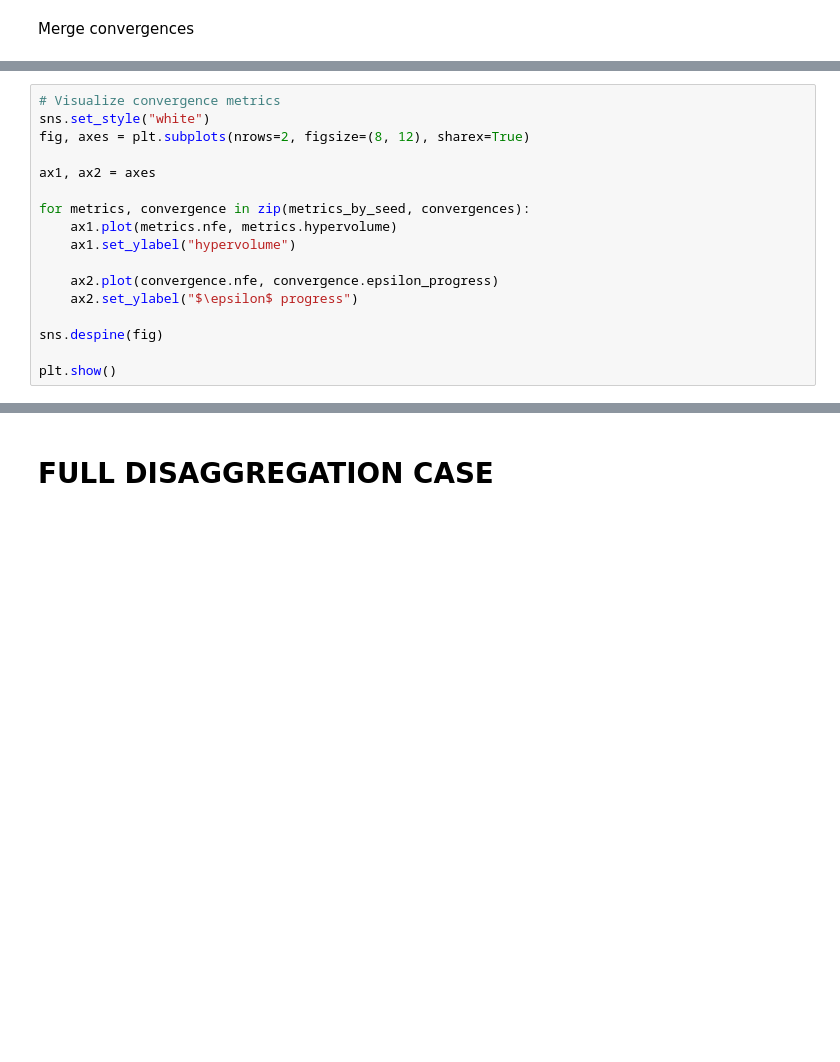
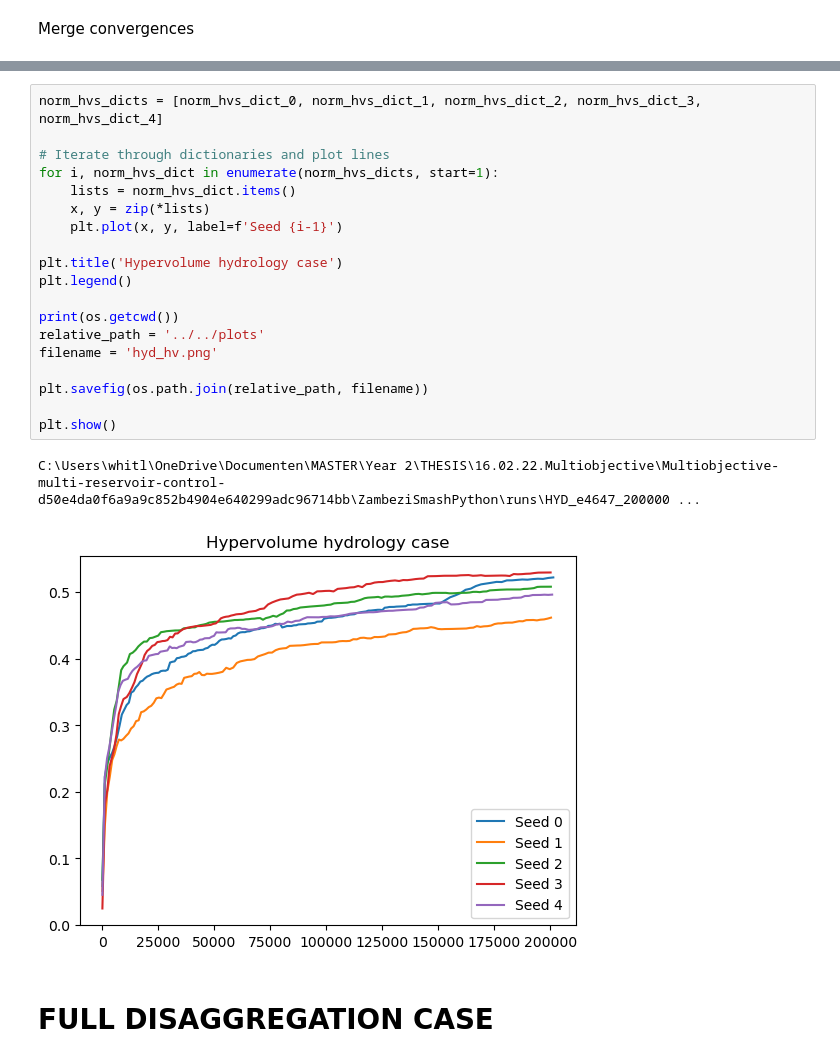
Before and after one commit to poeufs/16.02.22.Multiobjective, a Jupyter notebook: Multiobjective-multi-reservoir-control-d50e4da0f6a9a9c852b4904e640299adc96714bb/ZambeziSmashPython/notebooks/Convergence_all.ipynb, the cells around one changed output, grey strips where cells are left out. Drawn from its saved outputs; the diff is of its cells as text; blank space fills up the shorter version.

```diff
--- a/Multiobjective-multi-reservoir-control-d50e4da0f6a9a9c852b4904e640299adc96714bb/ZambeziSmashPython/notebooks/Convergence_all.ipynb
+++ b/Multiobjective-multi-reservoir-control-d50e4da0f6a9a9c852b4904e640299adc96714bb/ZambeziSmashPython/notebooks/Convergence_all.ipynb
@@ -771,17 +874,0 @@ print(f"It took {after - before} time to do {nfe} metrics")
-# %%
-# Visualize convergence metrics
-sns.set_style("white")
-fig, axes = plt.subplots(nrows=2, figsize=(8, 12), sharex=True)
-
-ax1, ax2 = axes
-
-for metrics, convergence in zip(metrics_by_seed, convergences):
-    ax1.plot(metrics.nfe, metrics.hypervolume)
-    ax1.set_ylabel("hypervolume")
-
-    ax2.plot(convergence.nfe, convergence.epsilon_progress)
-    ax2.set_ylabel("$\epsilon$ progress")
-
-sns.despine(fig)
-
-plt.show()
@@ -788,3 +1036,25 @@ plt.show()
+# %%
+norm_hvs_dicts = [norm_hvs_dict_0, norm_hvs_dict_1, norm_hvs_dict_2, norm_hvs_dict_3, norm_hvs_dict_4]
+
+# Iterate through dictionaries and plot lines
+for i, norm_hvs_dict in enumerate(norm_hvs_dicts, start=1):
+    lists = norm_hvs_dict.items()
+    x, y = zip(*lists)
+    plt.plot(x, y, label=f'Seed {i-1}')
+
+plt.title('Hypervolume hydrology case')
+plt.legend()
+
+print(os.getcwd())
+relative_path = '../../plots'
+filename = 'hyd_hv.png'
+
+plt.savefig(os.path.join(relative_path, filename))
+
+plt.show()
+# %% [output]
+C:\Users\whitl\OneDrive\Documenten\MASTER\Year 2\THESIS\16.02.22.Multiobjective\Multiobjective-multi-reservoir-control-d50e4da0f6a9a9c852b4904e640299adc96714bb\ZambeziSmashPython\runs\HYD_e4647_200000 ...
+[figure, added]
 # %% [markdown]
 # FULL DISAGGREGATION CASE
 # %%
```
Also changed, not shown: parts of 38 cells of this notebook.
